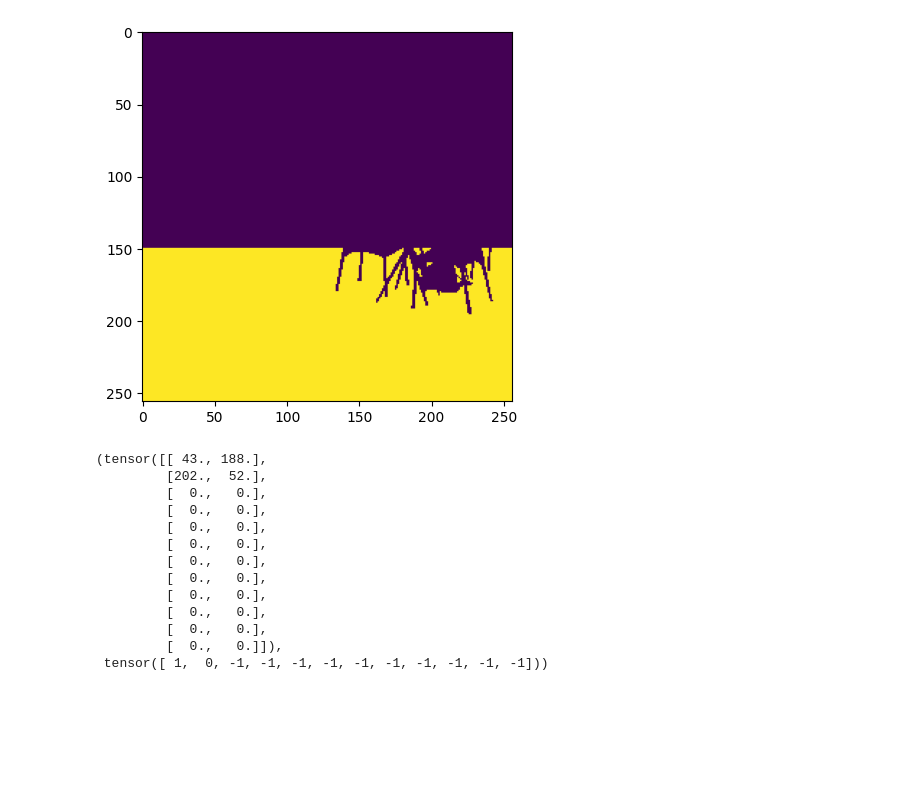
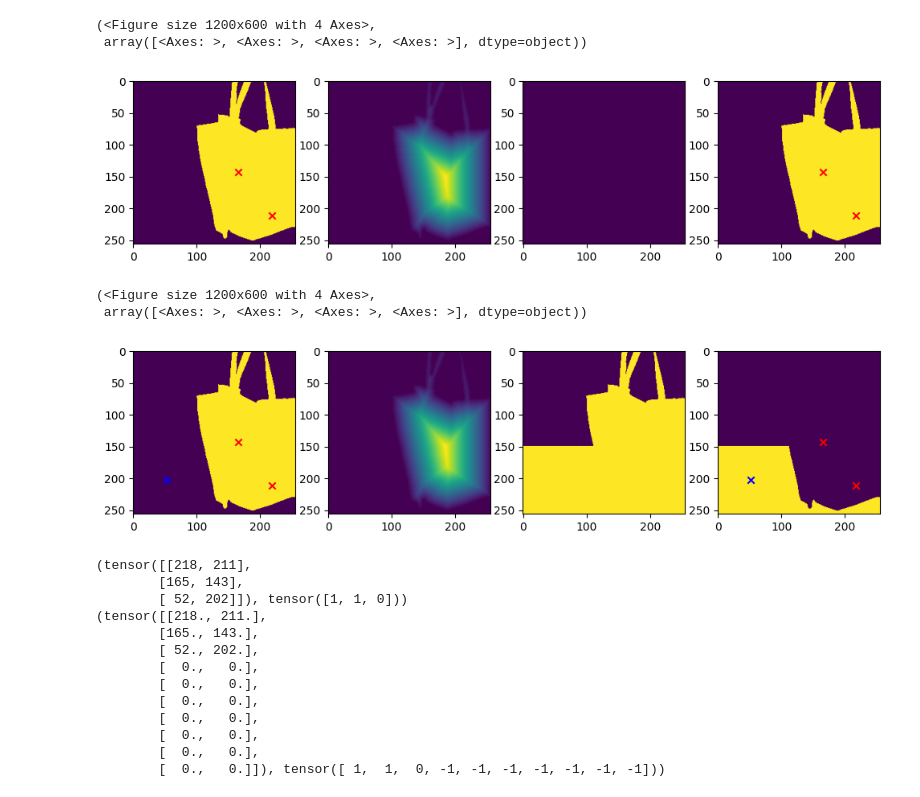
Before and after one commit to fpg2012/maskvar, a Jupyter notebook: notebooks/test_clicker.ipynb, the cells around one changed output. Cells and saved outputs as stored; diff of their text form; code cells hidden in the pictures; blank space fills up the shorter version.

Commit message:
clicker test

```diff
--- a/notebooks/test_clicker.ipynb
+++ b/notebooks/test_clicker.ipynb
@@ -4,9 +4,26 @@ from datasets.hqseg44k import HQSeg44KTrainDataset
 import numpy as np
 import matplotlib.pyplot as plt
+# %%
+def plot_mask_clicks(gt_mask, dt, click_list, pred_mask=None):
+    if pred_mask is None:
+        pred_mask = np.zeros_like(gt_mask)
+    fig, ax = plt.subplots(1, 4, figsize=(12, 6))
+    ax[0].imshow(gt_mask)
+    ax[1].imshow(dt)
+    ax[2].imshow(pred_mask)
+    ax[3].imshow(np.logical_xor(gt_mask > 0, pred_mask > 0))
+
+    pos_clicks = [click for click in click_list if click[2] == 1]
+    neg_clicks = [click for click in click_list if click[2] == 0]
+
+    ax[0].scatter([click[1] for click in pos_clicks], [click[0] for click in pos_clicks], color='red', marker='x')
+    ax[0].scatter([click[1] for click in neg_clicks], [click[0] for click in neg_clicks], color='blue', marker='x')
+
+    ax[3].scatter([click[1] for click in pos_clicks], [click[0] for click in pos_clicks], color='red', marker='x')
+    ax[3].scatter([click[1] for click in neg_clicks], [click[0] for click in neg_clicks], color='blue', marker='x')
+    return fig, ax
 # %%
-dataset = HQSeg44KTrainDataset(data_root='data/sam-hq')
+dataset = HQSeg44KTrainDataset(data_root='../data/sam-hq')
 # %%
-image, mask, instances_info = dataset[400]
-clicker = Clicker(num_random_clicks=1)
-# print type of mask
-clicker.set_gt_mask(mask.reshape(256, 256))
+image, mask, instances_info = dataset[10]
+gt_mask = mask.reshape(256, 256)
@@ -55,21 +30,35 @@ plt.show()
-# %%
-plt.imshow(np.logical_xor(mask.reshape(256, 256), pred_mask.reshape(256, 256)))
-plt.show()
-# %% [output]
-[figure, removed]
+# %%
+click_list, eroded_mask, dt = init_clicks(gt_mask)
+plot_mask_clicks(gt_mask, dt, click_list)
+# %% [output]
+(<Figure size 1200x600 with 4 Axes>,
+ array([<Axes: >, <Axes: >, <Axes: >, <Axes: >], dtype=object))
+[figure, added]
+# %%
+pred_mask = gt_mask.copy()
+pred_mask[150:, :] = 1
+
+click, click_list, not_clicked_map = predict_next_click(gt_mask, pred_mask, click_list, not_clicked_map=None)
+
+plot_mask_clicks(gt_mask, dt, click_list, pred_mask)
+# %% [output]
+(<Figure size 1200x600 with 4 Axes>,
+ array([<Axes: >, <Axes: >, <Axes: >, <Axes: >], dtype=object))
+[figure, added]
 # %%
-clicker.to_sam_format(pad_size=10)
+print(to_sam_format(click_list))
+print(to_sam_format(click_list, pad_size=10))
 # %% [output]
-(tensor([[ 43., 188.],
-         [202.,  52.],
-         [  0.,   0.],
-         [  0.,   0.],
-         [  0.,   0.],
-         [  0.,   0.],
-         [  0.,   0.],
-         [  0.,   0.],
-         [  0.,   0.],
-         [  0.,   0.],
-         [  0.,   0.],
-         [  0.,   0.]]),
- tensor([ 1,  0, -1, -1, -1, -1, -1, -1, -1, -1, -1, -1]))
+(tensor([[218, 211],
+        [165, 143],
+        [ 52, 202]]), tensor([1, 1, 0]))
+(tensor([[218., 211.],
+        [165., 143.],
+        [ 52., 202.],
+        [  0.,   0.],
+        [  0.,   0.],
+        [  0.,   0.],
+        [  0.,   0.],
+        [  0.,   0.],
+        [  0.,   0.],
+        [  0.,   0.]]), tensor([ 1,  1,  0, -1, -1, -1, -1, -1, -1, -1]))
```
Also changed, not shown: parts of 7 cells of this notebook, 1 other file.
